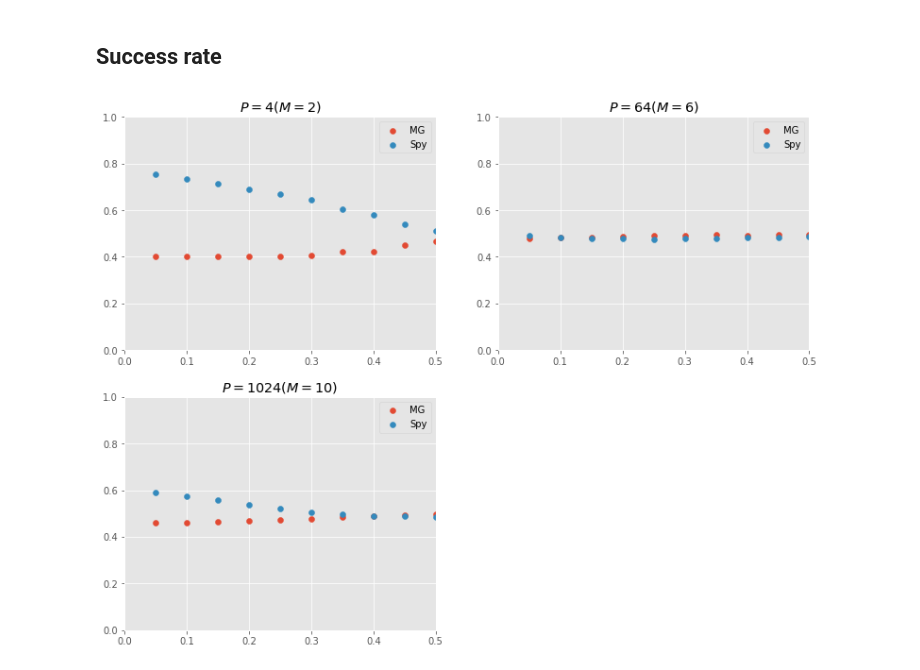
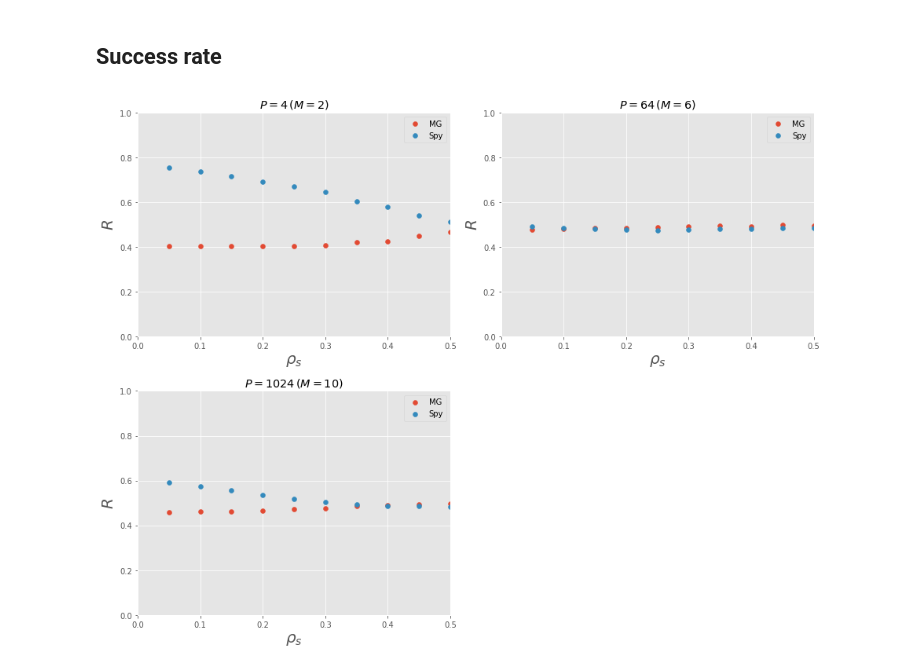
Before and after one commit to toru34/minority_game, a Jupyter notebook: visualization/results_spymg.ipynb, the cells around one changed output. Cells and saved outputs as stored; diff of their text form; code cells hidden in the pictures.

```diff
--- a/visualization/results_spymg.ipynb
+++ b/visualization/results_spymg.ipynb
@@ -41,7 +41,7 @@ for rhok in [0, 0.2, 0.4, 0.6]:
     else:
         rhos = 0.09
     xs, ys = [], []
-    for p in [2, 4, 8, 16, 32, 64, 128, 256, 512, 1024, 2048, 4095, 8192, 16384]:
+    for p in [4, 8, 16, 32, 64, 128, 256, 512, 1024, 2048, 4096, 8192, 16384]:
         # Read data
         dir_path = '../simulation_results/s{}_p{}_eps{:.2f}_rhok{:.2f}_rhos{:.2f}_nmins{}_npros{}_nspes{}_niters{}_nruns{}/'.format(
             s, p, eps, rhok, rhos, n_minority_agents, n_producer_agents, n_speculator_agents, n_iters, n_runs)
@@ -56,8 +56,11 @@ for rhok in [0, 0.2, 0.4, 0.6]:
 
     plt.scatter(xs, ys, label=r'$\rho_k = {:.2f}$'.format(rhok))
 
-plt.xlim(0, 15)
-plt.ylim(0, 16)
+plt.xlim(1, 15)
+plt.ylim(0, 14)
+
+plt.xlabel(r'$m$', fontsize=20)
+plt.ylabel(r'$\sigma_t$', fontsize=20)
 
 plt.legend()
 
@@ -139,32 +145,36 @@ y_min, y_max = 0.0, 1.0
 fig = plt.figure(figsize=(13, 10))
 
 for i, p in enumerate(ps):
     xs_mg, xs_spy, ys_mg, ys_spy = [], [], [], []
     for rhos in rhoss:
         dir_path = '../simulation_results/s{}_p{}_eps{:.2f}_rhok{:.2f}_rhos{:.2f}_nmins{}_npros{}_nspes{}_niters{}_nruns{}/'.format(
             s, p, eps, rhok, rhos, n_minority_agents, n_producer_agents, n_speculator_agents, n_iters, n_runs)
         winning_histories_mg = read_2ddata(dir_path, 'winning_histories_minority_game_agents', 0)
         winning_histories_spy = read_2ddata(dir_path, 'winning_histories_spy_agents', 0)
 
         success_rate_mg = compute_success_rate(winning_histories_mg)
         success_rate_spy = compute_success_rate(winning_histories_spy)
 
         xs_mg.append(rhos)
         xs_spy.append(rhos)
         ys_mg.append(success_rate_mg)
         ys_spy.append(success_rate_spy)
 
     ax = fig.add_subplot(2, 2, i + 1)
     ax.scatter(xs_mg, ys_mg, label=r'MG')
     ax.scatter(xs_spy, ys_spy, label=r'Spy')
 
     ax.set_xlim(x_min, x_max)
     ax.set_ylim(y_min, y_max)
 
-    ax.set_title(r'$P = {}  (M = {})$'.format(p, int(np.log2(p))))
+    ax.set_xlabel(r'$\rho_s$', fontsize=20)
+    ax.set_ylabel(r'$R$', fontsize=20)
+
+    ax.set_title(r'$P = {} \, (M = {})$'.format(p, int(np.log2(p))))
 
     ax.legend()
 
+plt.tight_layout()
 plt.show()
 # %% [output]
-[figure, old version]
+[figure, new version]
```
Also changed, not shown: parts of 2 cells of this notebook, 2 other files.
